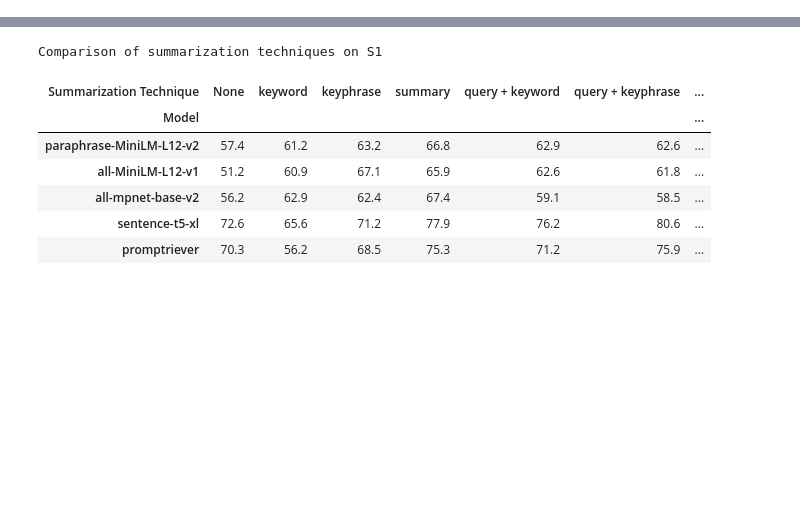
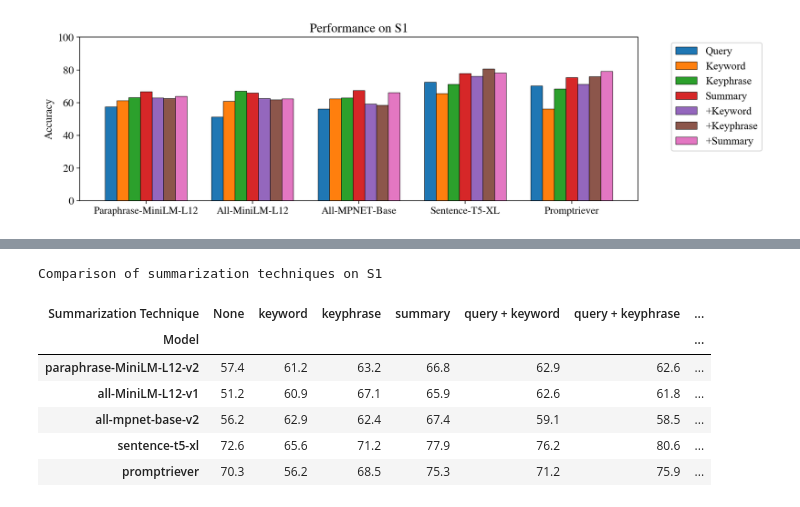
Before and after one commit to LittleDijkstraZ/Analogical_Retrieval, a Jupyter notebook: results_analysis_final.ipynb, the cells around one changed output, grey strips where cells are left out. Cells and saved outputs as stored; diff of their text form; code cells hidden in the pictures; blank space fills up the shorter version.

```diff
--- a/results_analysis_final.ipynb
+++ b/results_analysis_final.ipynb
@@ -0,0 +1,84 @@
+# %%
+import numpy as np
+import matplotlib.pyplot as plt
+
+import numpy as np
+from matplotlib import font_manager
+font_path = './timr45w.ttf'  # Update this path
+
+# Add the font to Matplotlib's font manager
+font_manager.fontManager.addfont(font_path)
+prop = font_manager.FontProperties(fname=font_path)
+plt.rcParams['font.family'] = prop.get_name()
+plt.rcParams['font.family'] = prop.get_name()
+plt.rcParams.update({'font.size':12.5})
+# plt.rcParams['axes.labelsize'] =20  # Axis labels
+# plt.rcParams['xtick.labelsize'] =12  # X-axis tick labels
+# plt.rcParams['ytick.labelsize'] =20  # Y-axis tick labels
+# plt.rcParams['legend.fontsize'] =20  # Legend
+# plt.rcParams['axes.titlesize'] =20  # Title
+
+import matplotlib.pyplot as plt
+import numpy as np
+
+# Data for Table S1
+models_s1 = ['Paraphrase-MiniLM-L12', 'All-MiniLM-L12', 'All-MPNET-Base', 'Sentence-T5-XL', 'Promptriever']
+techniques = ['Query', 'Keyword', 'Keyphrase', 'Summary', '+Keyword', '+Keyphrase', '+Summary']
+data_s1 = [
+    [57.4, 61.2, 63.2, 66.8, 62.9, 62.6, 63.8],
+    [51.2, 60.9, 67.1, 65.9, 62.6, 61.8, 62.4],
+    [56.2, 62.4, 62.9, 67.4, 59.1, 58.5, 66.2],
+    [72.6, 65.6, 71.2, 77.9, 76.2, 80.6, 78.2],
+    [70.3, 56.2, 68.5, 75.3, 71.2, 75.9, 79.1]
+]
+
+# Data for Table S10
+data_s10 = [
+    [38.8, 43.5, 43.8, 53.8, 43.5, 42.9, 42.4],
+    [40.0, 44.1, 45.9, 51.2, 45.6, 45.3, 44.1],
+    [42.4, 42.6, 47.4, 53.8, 49.7, 50.6, 51.2],
+    [54.4, 50.3, 50.3, 56.5, 55.6, 53.5, 53.2],
+    [59.7, 41.2, 46.8, 55.0, 61.2, 60.0, 60.3]
+]
+
+# Plotting function
+def plot_data(models, techniques, data, title):
+    x = np.arange(len(models))  # the label locations
+    width = 0.11  # the width of the bars, reduced for smaller gaps
+
+    fig, ax = plt.subplots(figsize=(12, 3.5), dpi=200)
+
+    # Set font to Times New Roman
+    plt.rcParams.update({"font.family": "serif", "font.serif": "Times New Roman"})
+
+    for i, technique in enumerate(techniques):
+        ax.bar(
+            x + i * width,
+            [model_data[i] for model_data in data],
+            width,
+            label=technique,
+            edgecolor='black',  # Thin black outline for each bar
+            linewidth=0.5
+        )
+
+    # Add some text for labels, title, and custom x-axis tick labels, etc.
+    ax.set_ylabel('Accuracy')
+    ax.set_title(title)
+    ax.set_xticks(x + width * (len(techniques) - 1) / 2)
+    ax.set_xticklabels(models, rotation=0, ha="center")
+    ax.set_ylim(0, 100)
+
+    # Place the legend outside the plot
+    ax.legend(bbox_to_anchor=(1.05, 1), loc='upper left')
+
+    plt.tight_layout()
+    plt.savefig(title + '.pdf')
+    plt.show()
+
+# Plot Table S1
+plot_data(models_s1, techniques, data_s1, 'Performance on S1')
+
+# Plot Table S10
+plot_data(models_s1, techniques, data_s10, 'Performance on S10')
+# %% [output]
+[figure, added]
```
Also changed, not shown: parts of 3 cells of this notebook.
